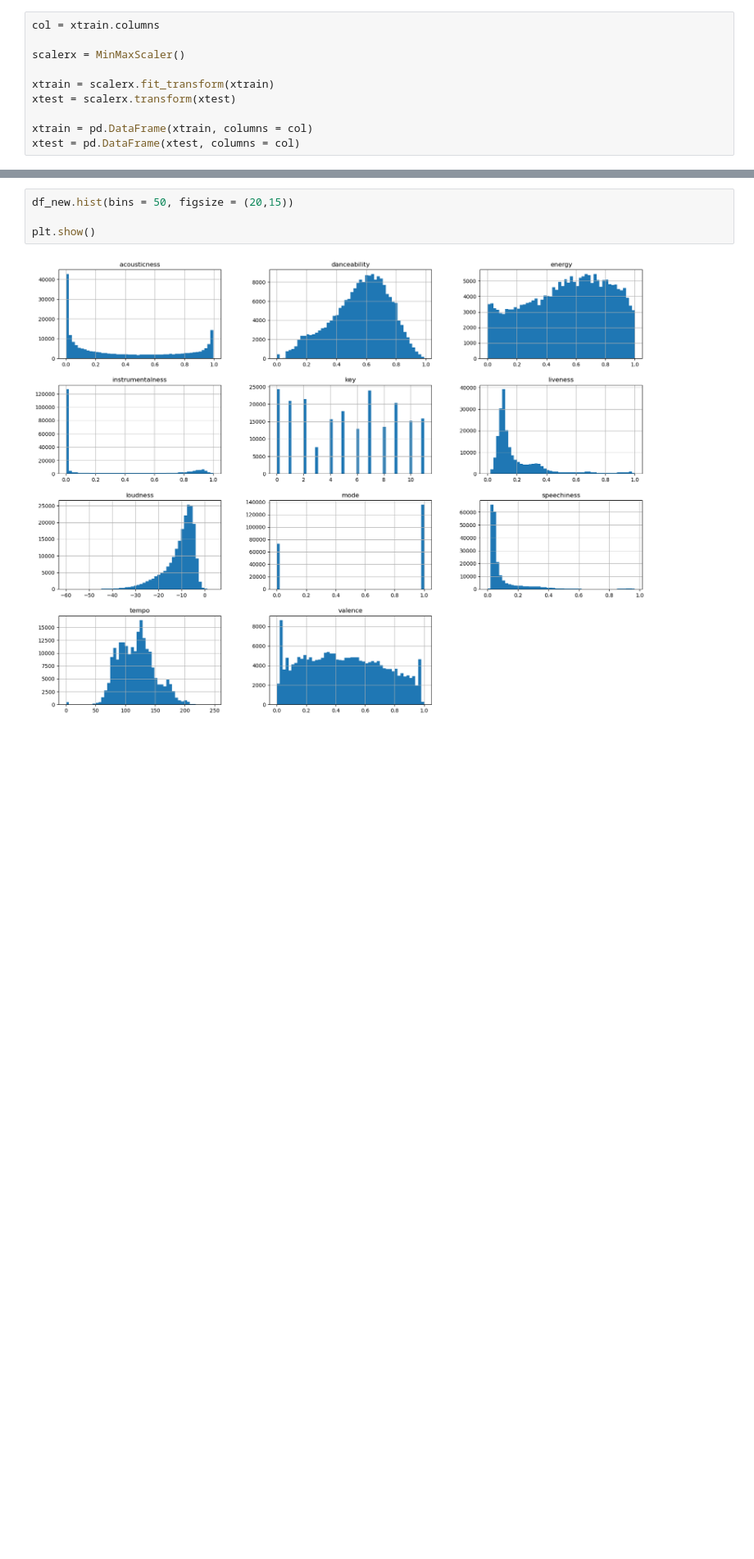
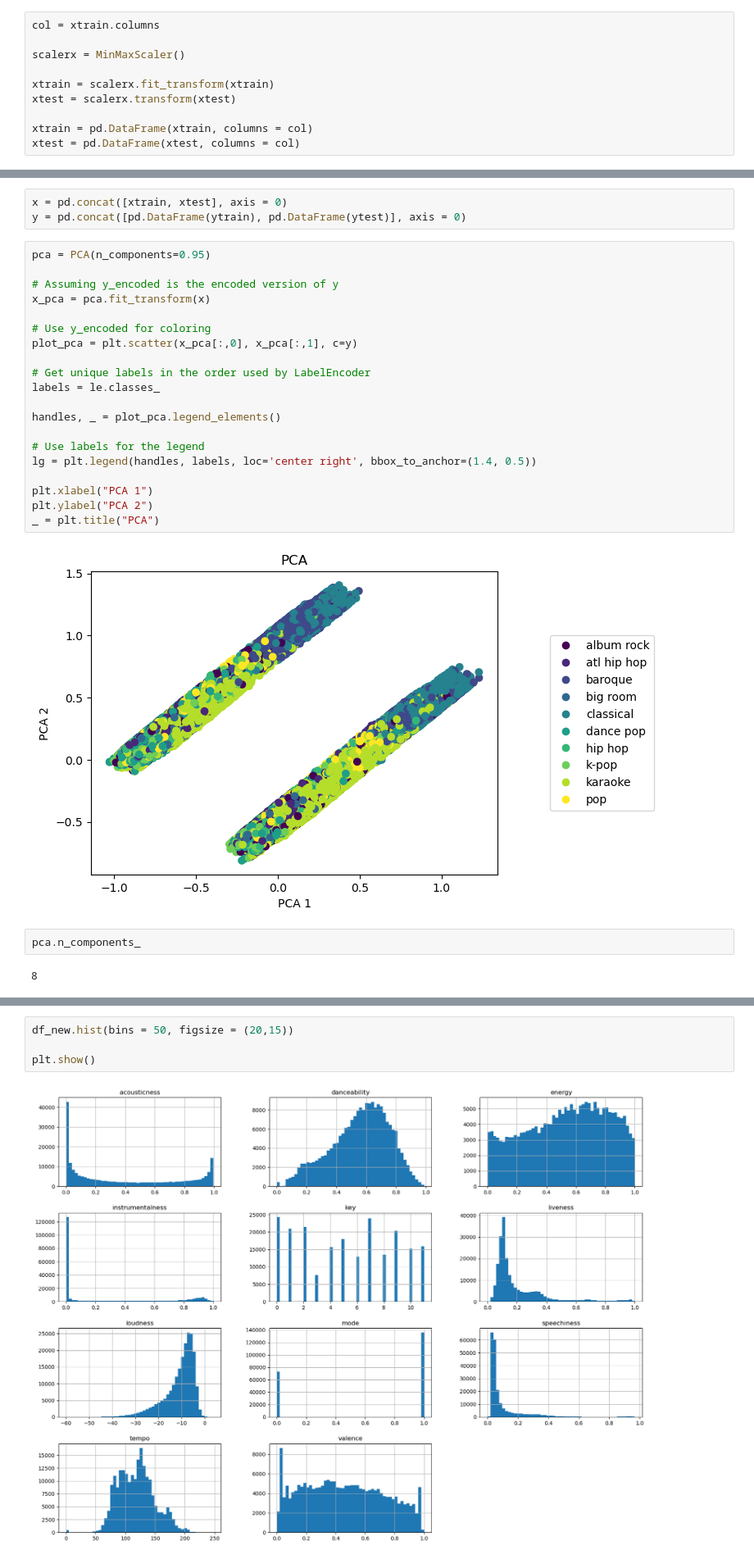
Before and after one commit to MaksiMental/Spotify-Music-Prediction, a Jupyter notebook: dataclearning.ipynb, the cells around one changed output, grey strips where cells are left out. Shown at 82% size. Drawn from its saved outputs; the diff is of its cells as text; blank space fills up the shorter version.

```diff
--- a/dataclearning.ipynb
+++ b/dataclearning.ipynb
@@ -248,0 +239,29 @@ ValueError: y contains previously unseen labels: 'classic sudanese pop'
+# %%
+x = pd.concat([xtrain, xtest], axis = 0)
+y = pd.concat([pd.DataFrame(ytrain), pd.DataFrame(ytest)], axis = 0)
+# %%
+pca = PCA(n_components=0.95)
+
+# Assuming y_encoded is the encoded version of y
+x_pca = pca.fit_transform(x)
+
+# Use y_encoded for coloring
+plot_pca = plt.scatter(x_pca[:,0], x_pca[:,1], c=y)
+
+# Get unique labels in the order used by LabelEncoder
+labels = le.classes_
+
+handles, _ = plot_pca.legend_elements()
+
+# Use labels for the legend
+lg = plt.legend(handles, labels, loc='center right', bbox_to_anchor=(1.4, 0.5))
+
+plt.xlabel("PCA 1")
+plt.ylabel("PCA 2")
+_ = plt.title("PCA")
+# %% [output]
+[figure, added]
+# %%
+pca.n_components_
+# %% [output]
+8
```
Also changed, not shown: parts of 17 cells of this notebook.
